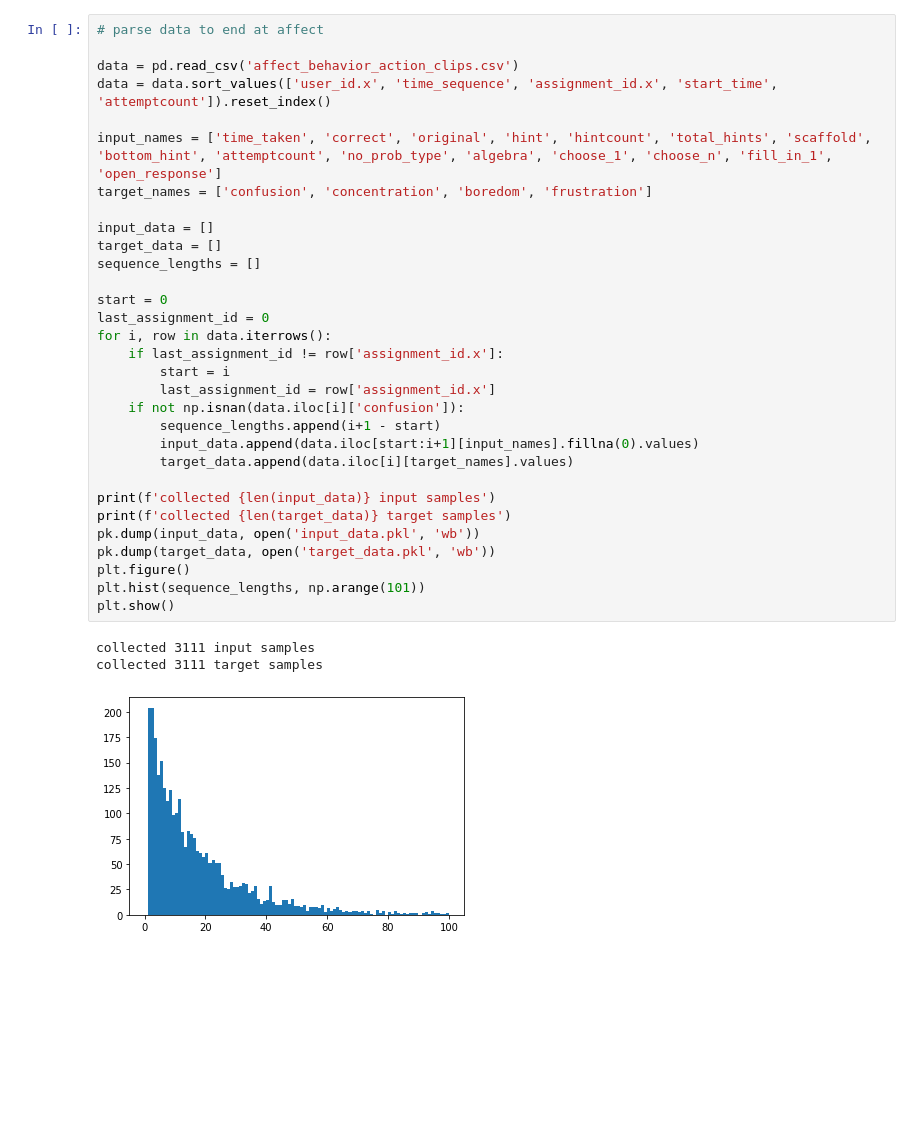
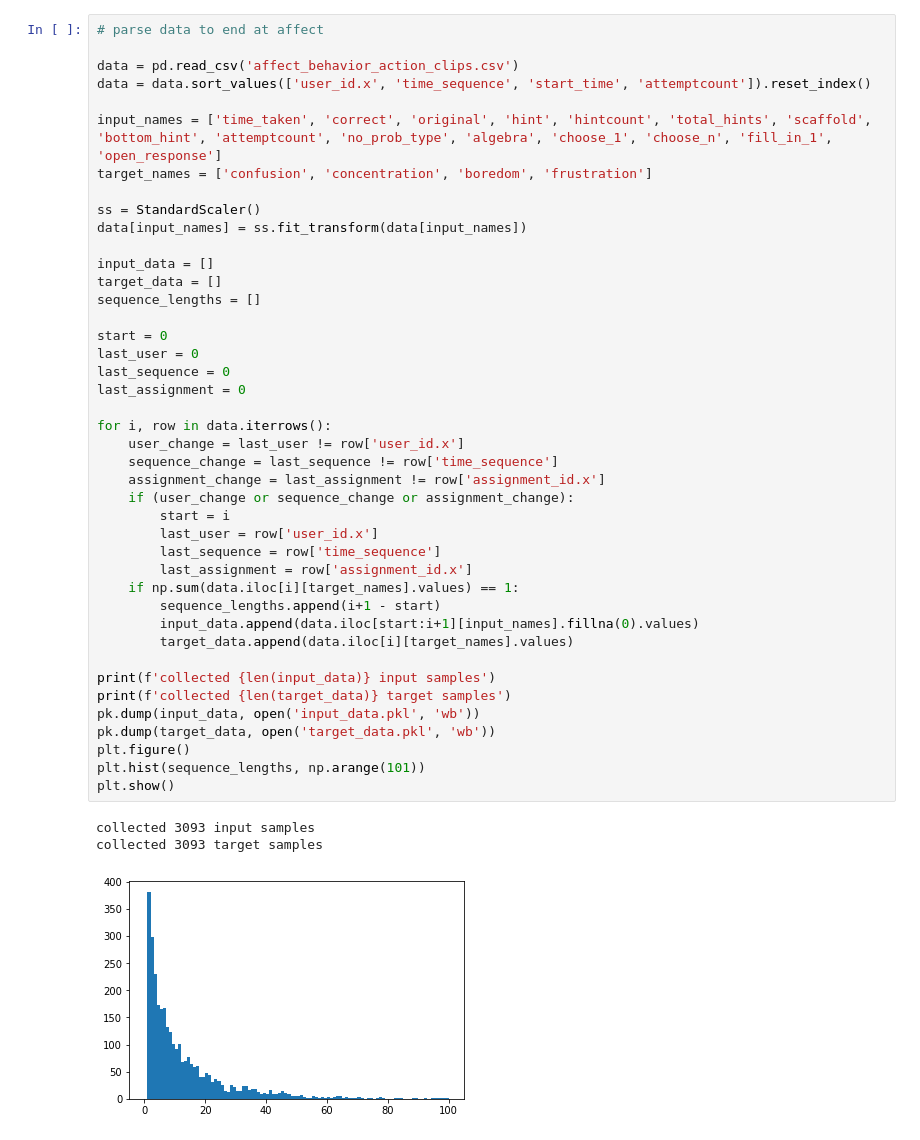
Before and after one commit to LePotatoChef/deep-random-affect-detection, a Jupyter notebook: ethan/data_processing.ipynb, the cells around one changed output. Saved outputs shown, nothing was run; the diff lists cells and outputs as text; blank space fills up the shorter version.

Commit message:
plots and new nets

```diff
--- a/ethan/data_processing.ipynb
+++ b/ethan/data_processing.ipynb
@@ -7,35 +8,46 @@ import matplotlib.pyplot as plt
 # %%
 # parse data to end at affect
 
 data = pd.read_csv('affect_behavior_action_clips.csv')
-data = data.sort_values(['user_id.x', 'time_sequence', 'assignment_id.x', 'start_time', 'attemptcount']).reset_index()
+data = data.sort_values(['user_id.x', 'time_sequence', 'start_time', 'attemptcount']).reset_index()
 
 input_names = ['time_taken', 'correct', 'original', 'hint', 'hintcount', 'total_hints', 'scaffold', 'bottom_hint', 'attemptcount', 'no_prob_type', 'algebra', 'choose_1', 'choose_n', 'fill_in_1', 'open_response']
 target_names = ['confusion', 'concentration', 'boredom', 'frustration']
+
+ss = StandardScaler()
+data[input_names] = ss.fit_transform(data[input_names])
 
 input_data = []
 target_data = []
 sequence_lengths = []
 
 start = 0
-last_assignment_id = 0
+last_user = 0
+last_sequence = 0
+last_assignment = 0
+
 for i, row in data.iterrows():
-    if last_assignment_id != row['assignment_id.x']:
+    user_change = last_user != row['user_id.x']
+    sequence_change = last_sequence != row['time_sequence']
+    assignment_change = last_assignment != row['assignment_id.x']
+    if (user_change or sequence_change or assignment_change):
         start = i
-        last_assignment_id = row['assignment_id.x']
-    if not np.isnan(data.iloc[i]['confusion']):
+        last_user = row['user_id.x']
+        last_sequence = row['time_sequence']
+        last_assignment = row['assignment_id.x']
+    if np.sum(data.iloc[i][target_names].values) == 1:
         sequence_lengths.append(i+1 - start)
         input_data.append(data.iloc[start:i+1][input_names].fillna(0).values)
         target_data.append(data.iloc[i][target_names].values)
 
 print(f'collected {len(input_data)} input samples')
 print(f'collected {len(target_data)} target samples')
 pk.dump(input_data, open('input_data.pkl', 'wb'))
 pk.dump(target_data, open('target_data.pkl', 'wb'))
 plt.figure()
 plt.hist(sequence_lengths, np.arange(101))
 plt.show()
 # %% [output]
-collected 3111 input samples
-collected 3111 target samples
+collected 3093 input samples
+collected 3093 target samples
-[figure, old version]
+[figure, new version]
```
Also changed, not shown: parts of 2 cells of this notebook, 19 other files.
